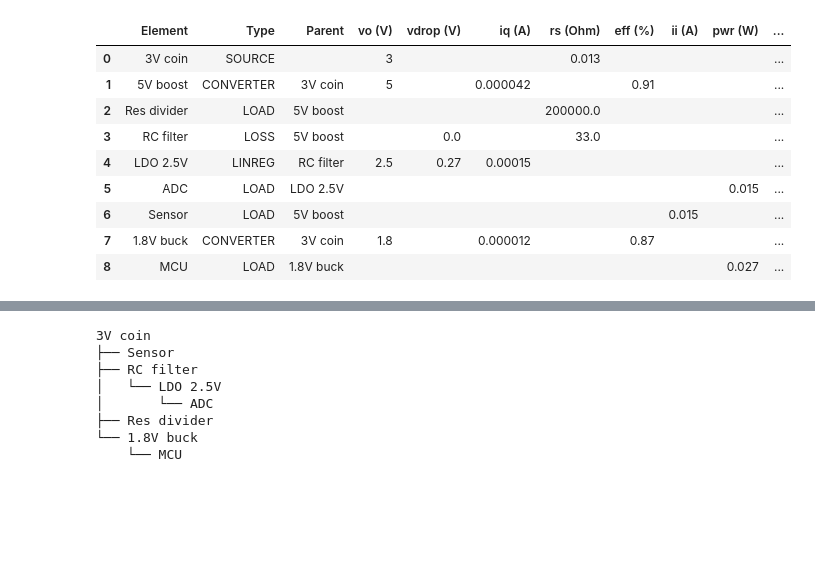
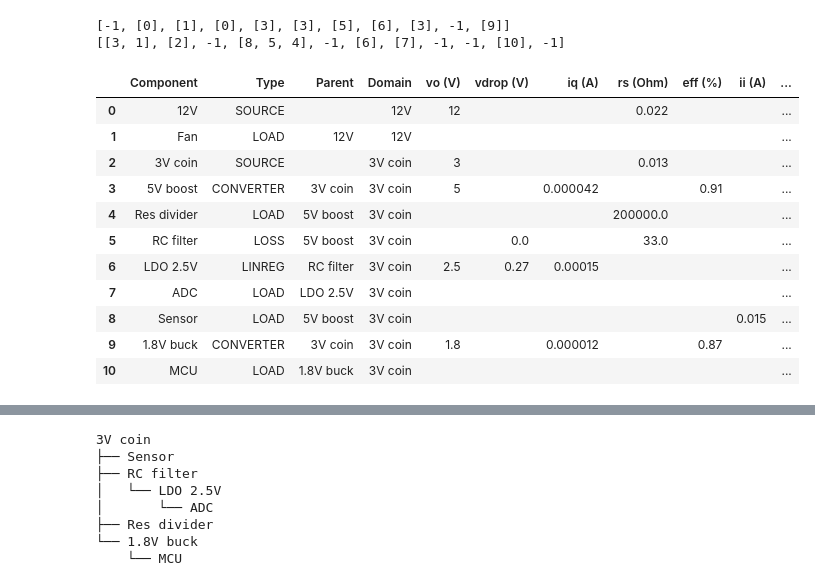
Before and after one commit to geddy11/tmp_sl, a Jupyter notebook: work/sysLoss.ipynb, the cells around one changed output, grey strips where cells are left out. Saved outputs shown, nothing was run; the diff lists cells and outputs as text; code cells hidden in the pictures; blank space fills up the shorter version.

Commit message:
Rename elements to components, allow multiple sources

```diff
--- a/work/sysLoss.ipynb
+++ b/work/sysLoss.ipynb
@@ -563,15 +543,17 @@ class System:
 ![case1](case_1.png)
 # %%
 case1 = System('Bluetooth sensor', Source('3V coin', vo=3, rs=13e-3))
-case1.add_element('3V coin', element=Converter('1.8V buck', vo=1.8, eff=0.87, iq=12e-6))
+case1.add_comp('3V coin', comp=Converter('1.8V buck', vo=1.8, eff=0.87, iq=12e-6))
 #case1.add_element('1.8V buck', element=Loss('Resistor2', rs=5.0))
-case1.add_element('1.8V buck', element=PLoad('MCU', pwr=27e-3))
-case1.add_element('3V coin', element=Converter('5V boost', vo=5, eff=0.91, iq=42e-6))
-case1.add_element('5V boost', element=ILoad('Sensor', ii=15e-3))
-case1.add_element(parent='5V boost', element=Loss('RC filter', rs=33.0))
-case1.add_element('RC filter', element=LinReg('LDO 2.5V', vo=2.5, vdrop=0.27, iq=150e-6))
-case1.add_element('LDO 2.5V', element=PLoad('ADC', pwr=15e-3))
-case1.add_element('5V boost', element=RLoad('Res divider', rs=200e3))
+case1.add_comp('1.8V buck', comp=PLoad('MCU', pwr=27e-3))
+case1.add_comp('3V coin', comp=Converter('5V boost', vo=5, eff=0.91, iq=42e-6))
+case1.add_comp('5V boost', comp=ILoad('Sensor', ii=15e-3))
+case1.add_comp(parent='5V boost', comp=Loss('RC filter', rs=33.0))
+case1.add_comp('RC filter', comp=LinReg('LDO 2.5V', vo=2.5, vdrop=0.27, iq=150e-6))
+case1.add_comp('LDO 2.5V', comp=PLoad('ADC', pwr=15e-3))
+case1.add_comp('5V boost', comp=RLoad('Res divider', rs=200e3))
+case1.add_source(Source('12V', vo=12, rs=22e-3))
+case1.add_comp('12V', comp=PLoad('Fan', pwr=0.1))
 #case1.g.attrs
 case1.tree()
 # %% [output]
@@ -607,14 +601,18 @@ Tolerances met after 8 iterations
 # %%
 #case1.save('test2.json')
-case1.params(limits=True)
+case1.params()
 # %% [output]
+[-1, [0], [1], [0], [3], [3], [5], [6], [3], -1, [9]]
+[[3, 1], [2], -1, [8, 5, 4], -1, [6], [7], -1, -1, [10], -1]
-|  | Element | Type | Parent | vo (V) | vdrop (V) | iq (A) | rs (Ohm) | eff (%) | ii (A) | pwr (W) | ... |
-| 0 | 3V coin | SOURCE |  | 3 |  |  | 0.013 |  |  |  | ... |
-| 1 | 5V boost | CONVERTER | 3V coin | 5 |  | 0.000042 |  | 0.91 |  |  | ... |
-| 2 | Res divider | LOAD | 5V boost |  |  |  | 200000.0 |  |  |  | ... |
-| 3 | RC filter | LOSS | 5V boost |  | 0.0 |  | 33.0 |  |  |  | ... |
-| 4 | LDO 2.5V | LINREG | RC filter | 2.5 | 0.27 | 0.00015 |  |  |  |  | ... |
-| 5 | ADC | LOAD | LDO 2.5V |  |  |  |  |  |  | 0.015 | ... |
-| 6 | Sensor | LOAD | 5V boost |  |  |  |  |  | 0.015 |  | ... |
-| 7 | 1.8V buck | CONVERTER | 3V coin | 1.8 |  | 0.000012 |  | 0.87 |  |  | ... |
-| 8 | MCU | LOAD | 1.8V buck |  |  |  |  |  |  | 0.027 | ... |
+|  | Component | Type | Parent | Domain | vo (V) | vdrop (V) | iq (A) | rs (Ohm) | eff (%) | ii (A) | ... |
+| 0 | 12V | SOURCE |  | 12V | 12 |  |  | 0.022 |  |  | ... |
+| 1 | Fan | LOAD | 12V | 12V |  |  |  |  |  |  | ... |
+| 2 | 3V coin | SOURCE |  | 3V coin | 3 |  |  | 0.013 |  |  | ... |
+| 3 | 5V boost | CONVERTER | 3V coin | 3V coin | 5 |  | 0.000042 |  | 0.91 |  | ... |
+| 4 | Res divider | LOAD | 5V boost | 3V coin |  |  |  | 200000.0 |  |  | ... |
+| 5 | RC filter | LOSS | 5V boost | 3V coin |  | 0.0 |  | 33.0 |  |  | ... |
+| 6 | LDO 2.5V | LINREG | RC filter | 3V coin | 2.5 | 0.27 | 0.00015 |  |  |  | ... |
+| 7 | ADC | LOAD | LDO 2.5V | 3V coin |  |  |  |  |  |  | ... |
+| 8 | Sensor | LOAD | 5V boost | 3V coin |  |  |  |  |  | 0.015 | ... |
+| 9 | 1.8V buck | CONVERTER | 3V coin | 3V coin | 1.8 |  | 0.000012 |  | 0.87 |  | ... |
+| 10 | MCU | LOAD | 1.8V buck | 3V coin |  |  |  |  |  |  | ... |
```
Also changed, not shown: parts of 23 cells of this notebook, 4 other files.
